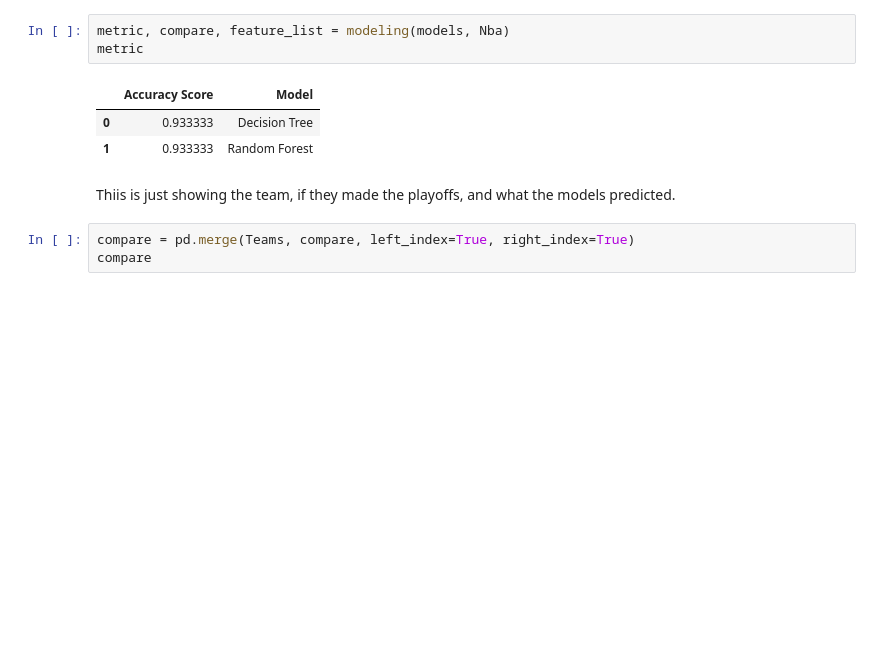
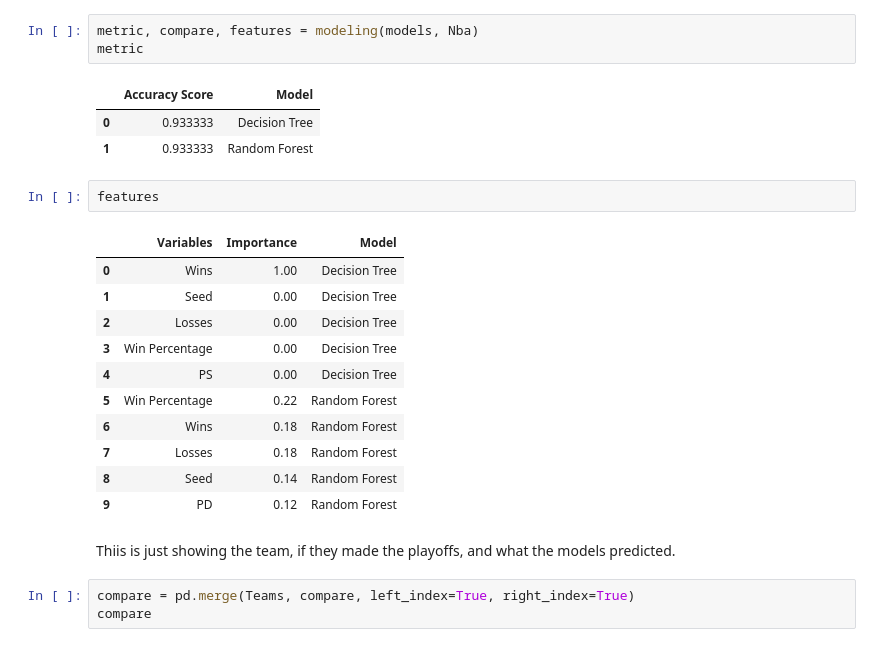
Before and after one commit to mmacrides/Personal-Projects, a Jupyter notebook: Machine Learning/NbaPlayoffs.ipynb, the cells around one changed output. Saved outputs shown, nothing was run; the diff lists cells and outputs as text; blank space fills up the shorter version.

```diff
--- a/Machine Learning/NbaPlayoffs.ipynb
+++ b/Machine Learning/NbaPlayoffs.ipynb
@@ -127,12 +140,26 @@ def modeling(models, Nba):
 # %% [markdown]
 As we can see, the models are almost 100% accurate when predicting the playoff teams. The only reason they aren't 100% is because there are years that non-playoff teams in the west have a better record than playoff teams in the east and vice versa.
 # %%
-metric, compare, feature_list = modeling(models, Nba)
+metric, compare, features = modeling(models, Nba)
 metric
 # %% [output]
 |  | Accuracy Score | Model |
 | 0 | 0.933333 | Decision Tree |
 | 1 | 0.933333 | Random Forest |
+# %%
+features
+# %% [output]
+|  | Variables | Importance | Model |
+| 0 | Wins | 1.00 | Decision Tree |
+| 1 | Seed | 0.00 | Decision Tree |
+| 2 | Losses | 0.00 | Decision Tree |
+| 3 | Win Percentage | 0.00 | Decision Tree |
+| 4 | PS | 0.00 | Decision Tree |
+| 5 | Win Percentage | 0.22 | Random Forest |
+| 6 | Wins | 0.18 | Random Forest |
+| 7 | Losses | 0.18 | Random Forest |
+| 8 | Seed | 0.14 | Random Forest |
+| 9 | PD | 0.12 | Random Forest |
 # %% [markdown]
 Thiis is just showing the team, if they made the playoffs, and what the models predicted.
 # %%
```
Also changed, not shown: parts of 21 cells of this notebook, 10 other files.
